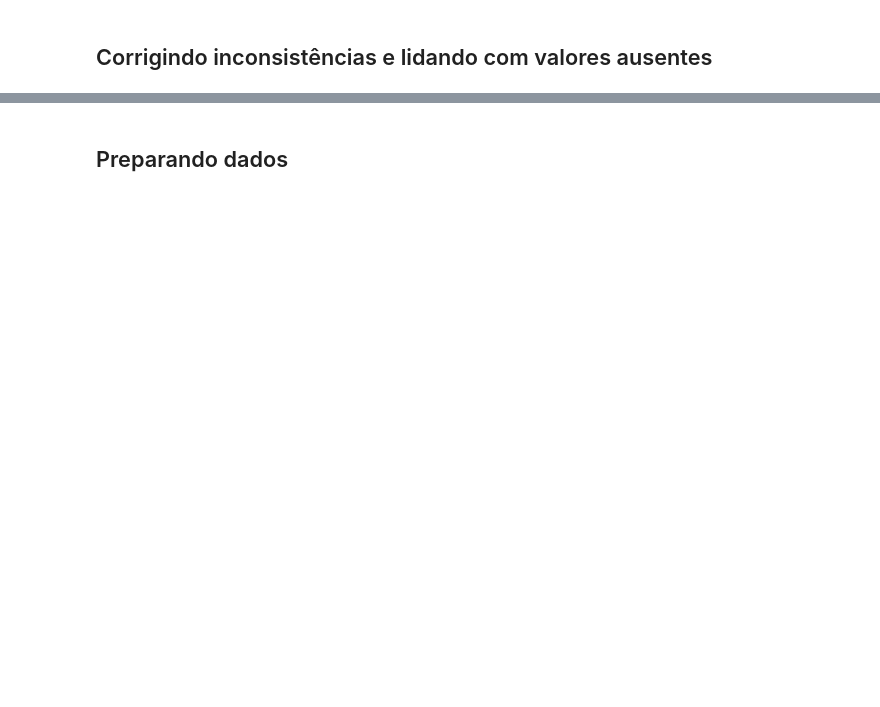
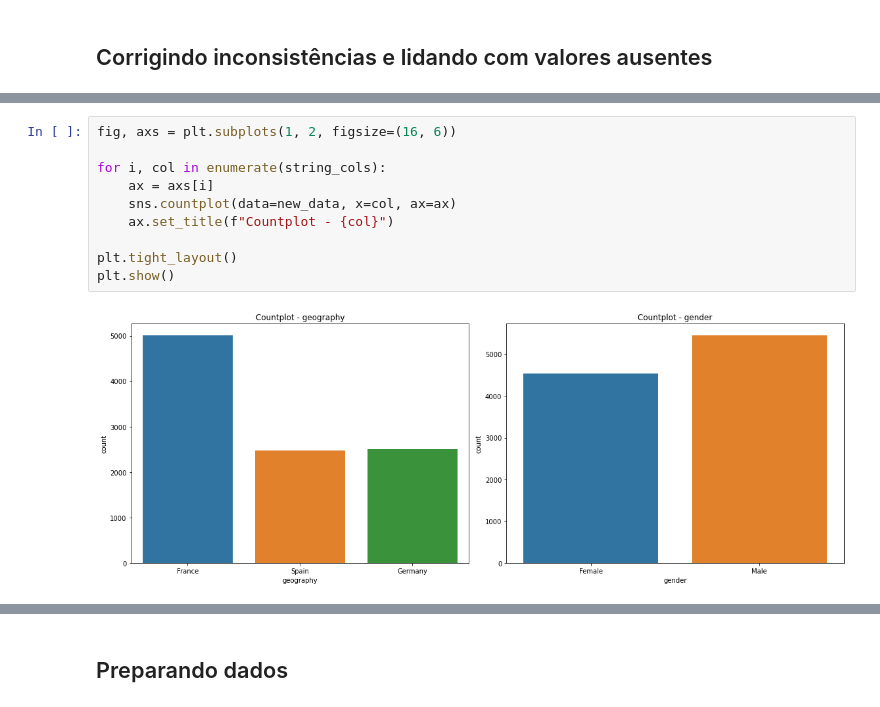
Before and after one commit to liviatorresm/practicum-projects, a Jupyter notebook: beta_bank_churn/Beta_Bank_Churn .ipynb, the cells around one changed output, grey strips where cells are left out. Saved outputs shown, nothing was run; the diff lists cells and outputs as text; blank space fills up the shorter version.

```diff
--- a/beta_bank_churn/Beta_Bank_Churn .ipynb
+++ b/beta_bank_churn/Beta_Bank_Churn .ipynb
@@ -117,0 +182,12 @@ datafm = data.drop('surname', axis=1)
+# %%
+fig, axs = plt.subplots(1, 2, figsize=(16, 6))
+
+for i, col in enumerate(string_cols):
+    ax = axs[i]
+    sns.countplot(data=new_data, x=col, ax=ax)
+    ax.set_title(f"Countplot - {col}")
+
+plt.tight_layout()
+plt.show()
+# %% [output]
+[figure, added]
```
Also changed, not shown: parts of 41 cells of this notebook, 33 other files.
